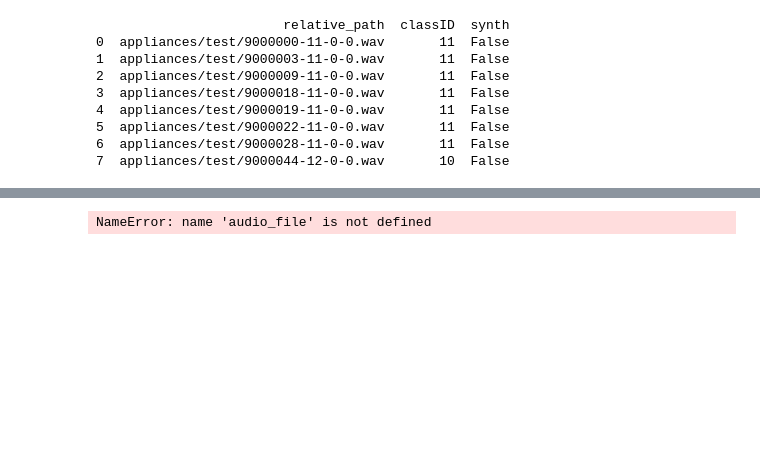
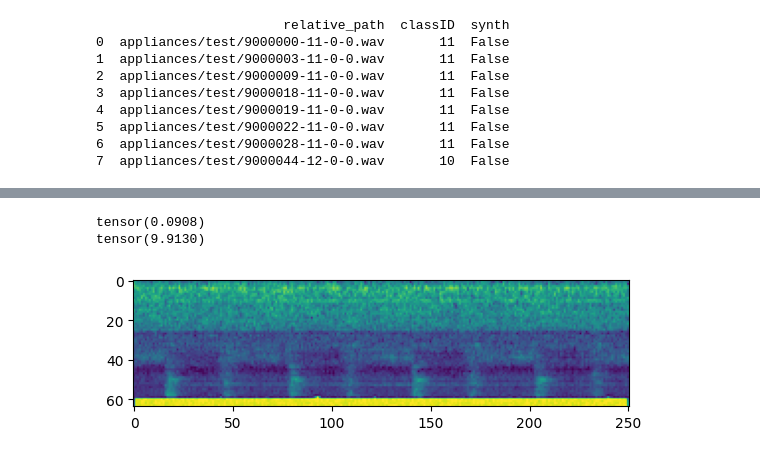
Before and after one commit to farthornas/labear, a Jupyter notebook: applience_ears.ipynb, the cells around one changed output, grey strips where cells are left out. Cells and saved outputs as stored; diff of their text form; code cells hidden in the pictures; blank space fills up the shorter version.

```diff
--- a/applience_ears.ipynb
+++ b/applience_ears.ipynb
@@ -94,12 +71,10 @@ def rand_effect_gen():
 # %%
-import math, random
 from numpy import random
+import numpy as np
 import torch
 import torchaudio
 from torchaudio import transforms
 from torchaudio.io import AudioEffector
-from IPython.display import Audio
-import matplotlib
 import matplotlib.pyplot as plt
 
 class AudioUtil():
@@ -112,6 +87,17 @@ class AudioUtil():
         #sig, sr = torchaudio.load(audio_file)
 
         return (sig, sr)
+
+    @staticmethod
+    def apply_gain(aud, sig_max=0.9):
+        sig, sr = aud
+        gn = sig_max / sig.max()
+
+        transform = transforms.Vol(gain=gn, gain_type="amplitude")
+
+        sig_amp = transform(sig)
+
+        return (sig_amp, sr)
 
     #---------------
     # Convert soundfile to desired number of channels
@@ -195,7 +181,11 @@ class AudioUtil():
         shift_amt = int(random.random() * shift_limit * sig_len)
         return (sig.roll(shift_amt), sr)
 
-
+    #--------------------
+    #Add eccho or vibrato to the signal.
+    #This method is intented for the generation of synthetic data,
+    #using a limited dataset.
+    #--------------------
     @staticmethod
     def add_rand_effect(aud):
         sig, sr = aud
@@ -583,6 +593,24 @@ classIDs
 # %%
+import IPython.display as display
+from IPython.display import Audio
 
 
+audio_file = "appliances/training/2000024-10-0-0.wav"
 aud = AudioUtil.open(audio_file)
+wv, sr = aud
+
+print(wv.max())
+gn = 0.9 / wv.max()
+print(gn)
+
+transform = transforms.Vol(gain=gn, gain_type="amplitude")
+quiet = transform(wv)
+quiet = quiet, sr
+mel = AudioUtil.spectro_gram(quiet)
+
+np_spec = np.absolute(mel.numpy())
+imgplot = plt.imshow((np_spec[0,:,:]))
 # %% [output]
-NameError: name 'audio_file' is not defined
+tensor(0.0908)
+tensor(9.9130)
+[figure, added]
```
Also changed, not shown: parts of 14 cells of this notebook, 3 other files.
